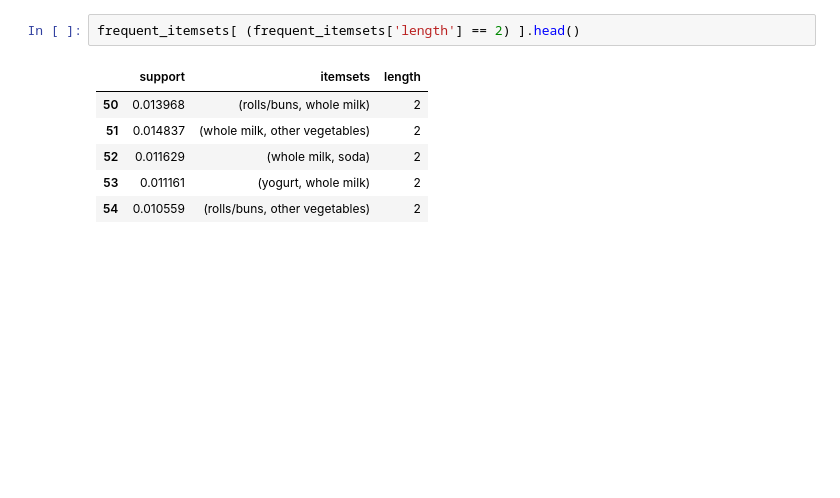
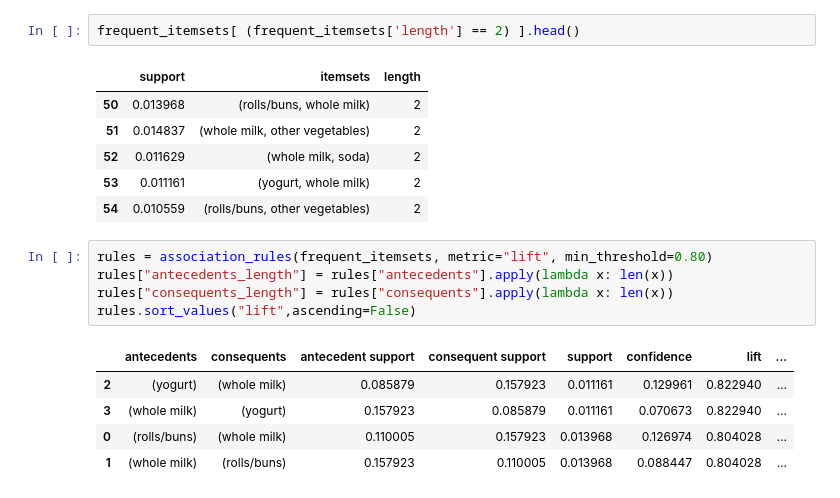
Before and after one commit to karthikeyanVK/MarketBasketAnalysis, a Jupyter notebook: marketbasketanalysis.ipynb, the cells around one changed output. Drawn from its saved outputs; the diff is of its cells as text; blank space fills up the shorter version.

```diff
--- a/marketbasketanalysis.ipynb
+++ b/marketbasketanalysis.ipynb
@@ -335,3 +335,14 @@ frequent_itemsets[ (frequent_itemsets['length'] == 2) ].head()
 | 52 | 0.011629 | (whole milk, soda) | 2 |
 | 53 | 0.011161 | (yogurt, whole milk) | 2 |
 | 54 | 0.010559 | (rolls/buns, other vegetables) | 2 |
+# %%
+rules = association_rules(frequent_itemsets, metric="lift", min_threshold=0.80)
+rules["antecedents_length"] = rules["antecedents"].apply(lambda x: len(x))
+rules["consequents_length"] = rules["consequents"].apply(lambda x: len(x))
+rules.sort_values("lift",ascending=False)
+# %% [output]
+|  | antecedents | consequents | antecedent support | consequent support | support | confidence | lift | ... |
+| 2 | (yogurt) | (whole milk) | 0.085879 | 0.157923 | 0.011161 | 0.129961 | 0.822940 | ... |
+| 3 | (whole milk) | (yogurt) | 0.157923 | 0.085879 | 0.011161 | 0.070673 | 0.822940 | ... |
+| 0 | (rolls/buns) | (whole milk) | 0.110005 | 0.157923 | 0.013968 | 0.126974 | 0.804028 | ... |
+| 1 | (whole milk) | (rolls/buns) | 0.157923 | 0.110005 | 0.013968 | 0.088447 | 0.804028 | ... |
```
Also changed, not shown: parts of 3 cells of this notebook.
